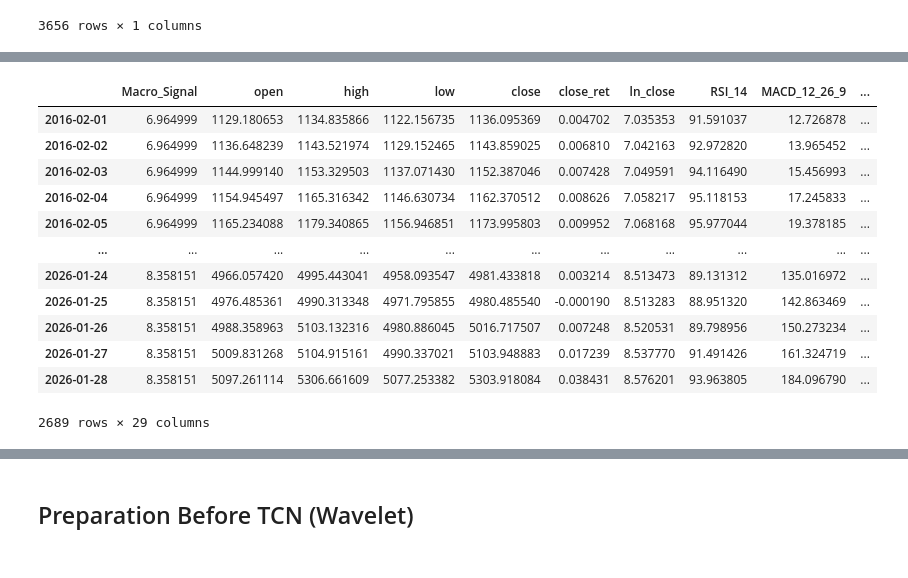
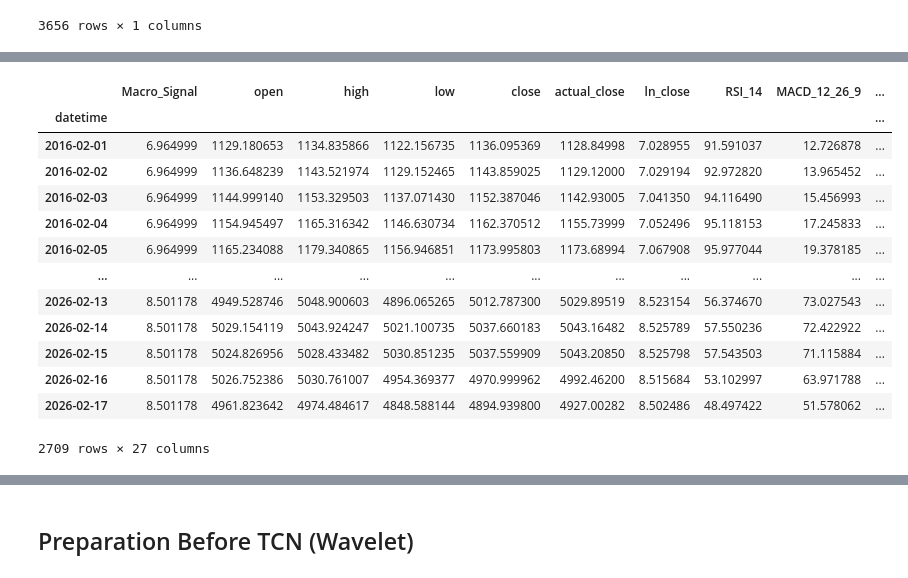
Before and after one commit to FulinQ/AQT, a Jupyter notebook: Gold/After_Meeting/Model1_ip.ipynb, the cells around one changed output, grey strips where cells are left out. Cells and saved outputs as stored; diff of their text form; code cells hidden in the pictures.

```diff
--- a/Gold/After_Meeting/Model1_ip.ipynb
+++ b/Gold/After_Meeting/Model1_ip.ipynb
@@ -1073,44 +1061,46 @@ macro_to_merge
 # %%
-df_final = macro_daily.join(df_daily, how='inner')
-df_final = df_final.join(macro_to_merge, how='left')
+df_final = macro_daily.join(df_daily, how='right')
+# df_final = df_final.join(macro_to_merge, how='left')
 df_final = df_final.ffill()
-
+df_final = df_final.dropna()
 forecast_horizon = 5
 for i in range(1, forecast_horizon + 1):
     col_name = f'target_return_{i}d'
-    df_final[col_name] = np.log(df_final['close']).shift(-i) - np.log(df_final['close'])
-df_final.dropna(inplace=True)
+    df_final[col_name] = np.log(df_final['actual_close']).shift(-i) - np.log(df_final['close'])
 
-threshold = 0.00
-choices = [1, 0]
-for i in range(1, forecast_horizon + 1):
-    target_col = f'target_return_{i}d'
-    # signal_col = f'signal_{i}d'
+df_predict_latest = df_final.tail(forecast_horizon).copy()
 
-    conditions = [
-        (df_final[target_col] >= threshold),
-        (df_final[target_col] < -threshold)
-    ]
+# threshold = 0.00
+# choices = [1, 0]
+# for i in range(1, forecast_horizon + 1):
+#     target_col = f'target_return_{i}d'
+#     signal_col = f'signal_{i}d'
 
-    # df_final[signal_col] = np.select(conditions, choices, default=0)
+#     conditions = [
+#         (df_final[target_col] >= threshold),
+#         (df_final[target_col] < -threshold)
+#     ]
+
+#     df_final[signal_col] = np.select(conditions, choices, default=0)
 
 
 df_final.to_csv('gold_technical.csv')
 df_final
 # %% [output]
-|  | Macro_Signal | open | high | low | close | close_ret | ln_close | RSI_14 | MACD_12_26_9 | ... |
-| 2016-02-01 | 6.964999 | 1129.180653 | 1134.835866 | 1122.156735 | 1136.095369 | 0.004702 | 7.035353 | 91.591037 | 12.726878 | ... |
-| 2016-02-02 | 6.964999 | 1136.648239 | 1143.521974 | 1129.152465 | 1143.859025 | 0.006810 | 7.042163 | 92.972820 | 13.965452 | ... |
-| 2016-02-03 | 6.964999 | 1144.999140 | 1153.329503 | 1137.071430 | 1152.387046 | 0.007428 | 7.049591 | 94.116490 | 15.456993 | ... |
-| 2016-02-04 | 6.964999 | 1154.945497 | 1165.316342 | 1146.630734 | 1162.370512 | 0.008626 | 7.058217 | 95.118153 | 17.245833 | ... |
-| 2016-02-05 | 6.964999 | 1165.234088 | 1179.340865 | 1156.946851 | 1173.995803 | 0.009952 | 7.068168 | 95.977044 | 19.378185 | ... |
+|  | Macro_Signal | open | high | low | close | actual_close | ln_close | RSI_14 | MACD_12_26_9 | ... |
+| datetime |  |  |  |  |  |  |  |  |  | ... |
+| 2016-02-01 | 6.964999 | 1129.180653 | 1134.835866 | 1122.156735 | 1136.095369 | 1128.84998 | 7.028955 | 91.591037 | 12.726878 | ... |
+| 2016-02-02 | 6.964999 | 1136.648239 | 1143.521974 | 1129.152465 | 1143.859025 | 1129.12000 | 7.029194 | 92.972820 | 13.965452 | ... |
+| 2016-02-03 | 6.964999 | 1144.999140 | 1153.329503 | 1137.071430 | 1152.387046 | 1142.93005 | 7.041350 | 94.116490 | 15.456993 | ... |
+| 2016-02-04 | 6.964999 | 1154.945497 | 1165.316342 | 1146.630734 | 1162.370512 | 1155.73999 | 7.052496 | 95.118153 | 17.245833 | ... |
+| 2016-02-05 | 6.964999 | 1165.234088 | 1179.340865 | 1156.946851 | 1173.995803 | 1173.68994 | 7.067908 | 95.977044 | 19.378185 | ... |
 | ... | ... | ... | ... | ... | ... | ... | ... | ... | ... | ... |
-| 2026-01-24 | 8.358151 | 4966.057420 | 4995.443041 | 4958.093547 | 4981.433818 | 0.003214 | 8.513473 | 89.131312 | 135.016972 | ... |
-| 2026-01-25 | 8.358151 | 4976.485361 | 4990.313348 | 4971.795855 | 4980.485540 | -0.000190 | 8.513283 | 88.951320 | 142.863469 | ... |
-| 2026-01-26 | 8.358151 | 4988.358963 | 5103.132316 | 4980.886045 | 5016.717507 | 0.007248 | 8.520531 | 89.798956 | 150.273234 | ... |
-| 2026-01-27 | 8.358151 | 5009.831268 | 5104.915161 | 4990.337021 | 5103.948883 | 0.017239 | 8.537770 | 91.491426 | 161.324719 | ... |
-| 2026-01-28 | 8.358151 | 5097.261114 | 5306.661609 | 5077.253382 | 5303.918084 | 0.038431 | 8.576201 | 93.963805 | 184.096790 | ... |
+| 2026-02-13 | 8.501178 | 4949.528746 | 5048.900603 | 4896.065265 | 5012.787300 | 5029.89519 | 8.523154 | 56.374670 | 73.027543 | ... |
+| 2026-02-14 | 8.501178 | 5029.154119 | 5043.924247 | 5021.100735 | 5037.660183 | 5043.16482 | 8.525789 | 57.550236 | 72.422922 | ... |
+| 2026-02-15 | 8.501178 | 5024.826956 | 5028.433482 | 5030.851235 | 5037.559909 | 5043.20850 | 8.525798 | 57.543503 | 71.115884 | ... |
+| 2026-02-16 | 8.501178 | 5026.752386 | 5030.761007 | 4954.369377 | 4970.999962 | 4992.46200 | 8.515684 | 53.102997 | 63.971788 | ... |
+| 2026-02-17 | 8.501178 | 4961.823642 | 4974.484617 | 4848.588144 | 4894.939800 | 4927.00282 | 8.502486 | 48.497422 | 51.578062 | ... |
-2689 rows × 29 columns
+2709 rows × 27 columns
 # %%
 df_final.columns
 # %% [output]
```
Also changed, not shown: parts of 9 cells of this notebook, 3 other files.
